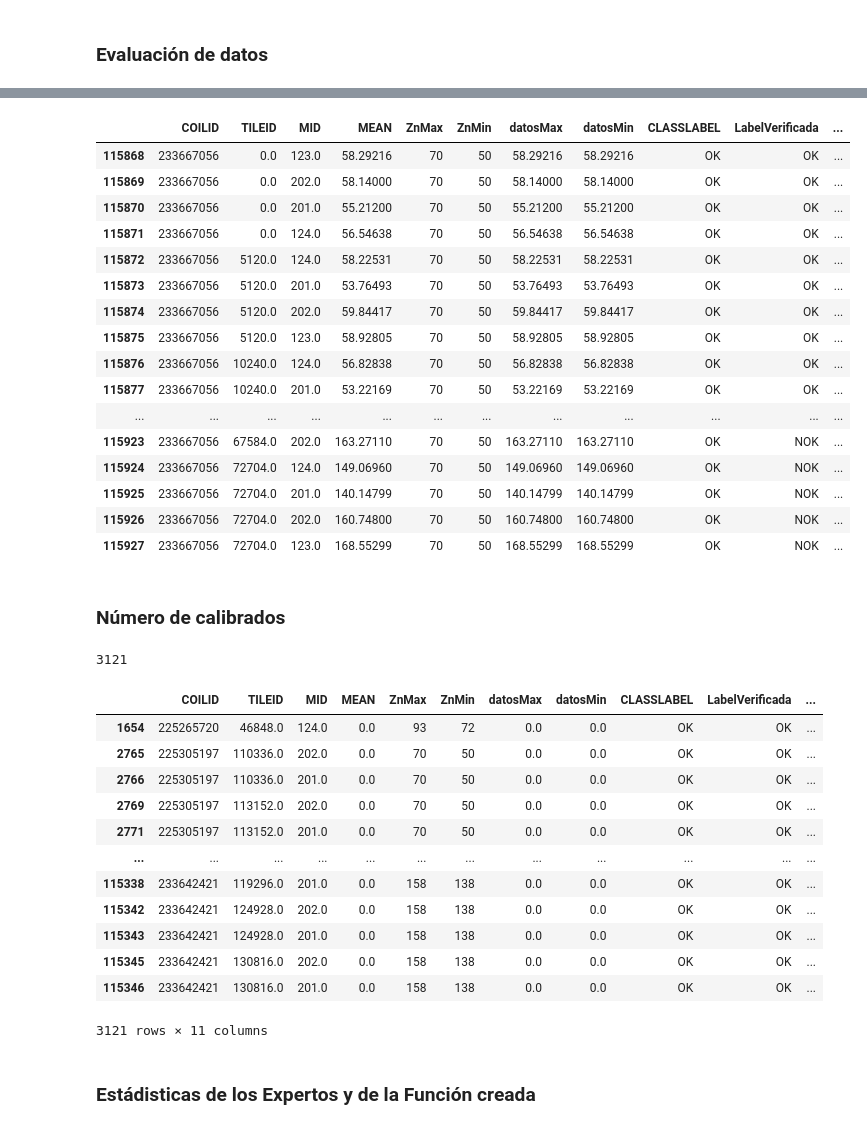
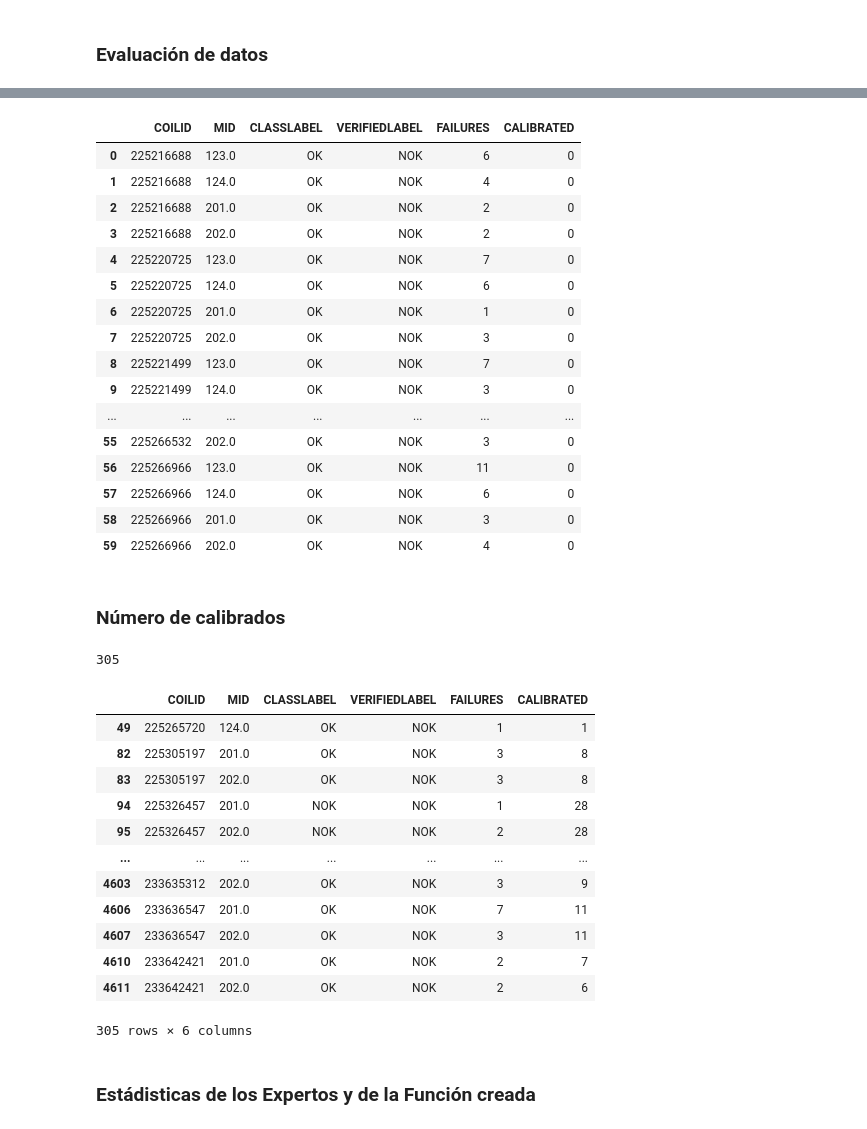
Before and after one commit to ifh1001/TFM, a Jupyter notebook: src/CargaDatos.ipynb, the cells around one changed output, grey strips where cells are left out. Drawn from its saved outputs; the diff is of its cells as text; code cells hidden in the pictures.

```diff
--- a/src/CargaDatos.ipynb
+++ b/src/CargaDatos.ipynb
@@ -119,4 +119,5 @@ unoD
 115972 rows × 9 columns
 # %%
 # Ordenamos el DF a través de la 1D de la bobina y de las diferentes tejas que tiene
-unoD = unoD.sort_values(['COILID', 'TILEID']).reset_index(drop=True)
+unoD = unoD.sort_values(['COILID', 'MID', 'TILEID']).reset_index(drop=True)
+unoD
@@ -123,4 +138,5 @@ unoD = unoD.sort_values(['COILID', 'TILEID']).reset_index(drop=True)
 # %%
+"""
 # Función que recibe un DF de datos sin clasificar y el DF con las bobinas clasificadas. Evaluará teja a teja
 # y devolverá el número de fallos totales en la bobina, además a cada teja le colocará una label según si se
 # encuentra en correscto estado, OK, y otra en caso contrario, NOK.
@@ -196,3 +212,4 @@ def analizador(datos, clasificados):
 
     # Se devuelve el DF con todas las bobinas y tejas evaluadas
     return rDF
+ """
@@ -221,49 +327,49 @@ aDF
 aDF.to_pickle("./serializados/unoD.pkl")
 # %%
 # Se muestran la evaluación de los primeros 60 registros de la bobina con ID 233667056
-aDF[aDF['COILID']=='233667056'].head(60)
+aDF.head(60)
 # %% [output]
-|  | COILID | TILEID | MID | MEAN | ZnMax | ZnMin | datosMax | datosMin | CLASSLABEL | LabelVerificada | ... |
-| 115868 | 233667056 | 0.0 | 123.0 | 58.29216 | 70 | 50 | 58.29216 | 58.29216 | OK | OK | ... |
-| 115869 | 233667056 | 0.0 | 202.0 | 58.14000 | 70 | 50 | 58.14000 | 58.14000 | OK | OK | ... |
-| 115870 | 233667056 | 0.0 | 201.0 | 55.21200 | 70 | 50 | 55.21200 | 55.21200 | OK | OK | ... |
-| 115871 | 233667056 | 0.0 | 124.0 | 56.54638 | 70 | 50 | 56.54638 | 56.54638 | OK | OK | ... |
-| 115872 | 233667056 | 5120.0 | 124.0 | 58.22531 | 70 | 50 | 58.22531 | 58.22531 | OK | OK | ... |
-| 115873 | 233667056 | 5120.0 | 201.0 | 53.76493 | 70 | 50 | 53.76493 | 53.76493 | OK | OK | ... |
-| 115874 | 233667056 | 5120.0 | 202.0 | 59.84417 | 70 | 50 | 59.84417 | 59.84417 | OK | OK | ... |
-| 115875 | 233667056 | 5120.0 | 123.0 | 58.92805 | 70 | 50 | 58.92805 | 58.92805 | OK | OK | ... |
-| 115876 | 233667056 | 10240.0 | 124.0 | 56.82838 | 70 | 50 | 56.82838 | 56.82838 | OK | OK | ... |
-| 115877 | 233667056 | 10240.0 | 201.0 | 53.22169 | 70 | 50 | 53.22169 | 53.22169 | OK | OK | ... |
-| ... | ... | ... | ... | ... | ... | ... | ... | ... | ... | ... | ... |
-| 115923 | 233667056 | 67584.0 | 202.0 | 163.27110 | 70 | 50 | 163.27110 | 163.27110 | OK | NOK | ... |
-| 115924 | 233667056 | 72704.0 | 124.0 | 149.06960 | 70 | 50 | 149.06960 | 149.06960 | OK | NOK | ... |
-| 115925 | 233667056 | 72704.0 | 201.0 | 140.14799 | 70 | 50 | 140.14799 | 140.14799 | OK | NOK | ... |
-| 115926 | 233667056 | 72704.0 | 202.0 | 160.74800 | 70 | 50 | 160.74800 | 160.74800 | OK | NOK | ... |
-| 115927 | 233667056 | 72704.0 | 123.0 | 168.55299 | 70 | 50 | 168.55299 | 168.55299 | OK | NOK | ... |
+|  | COILID | MID | CLASSLABEL | VERIFIEDLABEL | FAILURES | CALIBRATED |
+| 0 | 225216688 | 123.0 | OK | NOK | 6 | 0 |
+| 1 | 225216688 | 124.0 | OK | NOK | 4 | 0 |
+| 2 | 225216688 | 201.0 | OK | NOK | 2 | 0 |
+| 3 | 225216688 | 202.0 | OK | NOK | 2 | 0 |
+| 4 | 225220725 | 123.0 | OK | NOK | 7 | 0 |
+| 5 | 225220725 | 124.0 | OK | NOK | 6 | 0 |
+| 6 | 225220725 | 201.0 | OK | NOK | 1 | 0 |
+| 7 | 225220725 | 202.0 | OK | NOK | 3 | 0 |
+| 8 | 225221499 | 123.0 | OK | NOK | 7 | 0 |
+| 9 | 225221499 | 124.0 | OK | NOK | 3 | 0 |
+| ... | ... | ... | ... | ... | ... | ... |
+| 55 | 225266532 | 202.0 | OK | NOK | 3 | 0 |
+| 56 | 225266966 | 123.0 | OK | NOK | 11 | 0 |
+| 57 | 225266966 | 124.0 | OK | NOK | 6 | 0 |
+| 58 | 225266966 | 201.0 | OK | NOK | 3 | 0 |
+| 59 | 225266966 | 202.0 | OK | NOK | 4 | 0 |
 # %% [markdown]
 ### Número de calibrados
 # %%
 # Se muestra el número de calibrados que hay en el conjutno de datos
-aDF.apply(lambda x: x['datosMax'] == 0 and x['datosMin'] == 0, axis=1).sum()
+aDF.apply(lambda x: x['CALIBRATED'] > 0, axis=1).sum()
 # %% [output]
-3121
+305
 # %%
 # Se muestran los calibrados
-aDF[aDF['datosMax']==0]
+aDF[aDF['CALIBRATED']>0]
 # %% [output]
-|  | COILID | TILEID | MID | MEAN | ZnMax | ZnMin | datosMax | datosMin | CLASSLABEL | LabelVerificada | ... |
-| 1654 | 225265720 | 46848.0 | 124.0 | 0.0 | 93 | 72 | 0.0 | 0.0 | OK | OK | ... |
-| 2765 | 225305197 | 110336.0 | 202.0 | 0.0 | 70 | 50 | 0.0 | 0.0 | OK | OK | ... |
-| 2766 | 225305197 | 110336.0 | 201.0 | 0.0 | 70 | 50 | 0.0 | 0.0 | OK | OK | ... |
-| 2769 | 225305197 | 113152.0 | 202.0 | 0.0 | 70 | 50 | 0.0 | 0.0 | OK | OK | ... |
-| 2771 | 225305197 | 113152.0 | 201.0 | 0.0 | 70 | 50 | 0.0 | 0.0 | OK | OK | ... |
-| ... | ... | ... | ... | ... | ... | ... | ... | ... | ... | ... | ... |
-| 115338 | 233642421 | 119296.0 | 201.0 | 0.0 | 158 | 138 | 0.0 | 0.0 | OK | OK | ... |
-| 115342 | 233642421 | 124928.0 | 202.0 | 0.0 | 158 | 138 | 0.0 | 0.0 | OK | OK | ... |
-| 115343 | 233642421 | 124928.0 | 201.0 | 0.0 | 158 | 138 | 0.0 | 0.0 | OK | OK | ... |
-| 115345 | 233642421 | 130816.0 | 202.0 | 0.0 | 158 | 138 | 0.0 | 0.0 | OK | OK | ... |
-| 115346 | 233642421 | 130816.0 | 201.0 | 0.0 | 158 | 138 | 0.0 | 0.0 | OK | OK | ... |
+|  | COILID | MID | CLASSLABEL | VERIFIEDLABEL | FAILURES | CALIBRATED |
+| 49 | 225265720 | 124.0 | OK | NOK | 1 | 1 |
+| 82 | 225305197 | 201.0 | OK | NOK | 3 | 8 |
+| 83 | 225305197 | 202.0 | OK | NOK | 3 | 8 |
+| 94 | 225326457 | 201.0 | NOK | NOK | 1 | 28 |
+| 95 | 225326457 | 202.0 | NOK | NOK | 2 | 28 |
+| ... | ... | ... | ... | ... | ... | ... |
+| 4603 | 233635312 | 202.0 | OK | NOK | 3 | 9 |
+| 4606 | 233636547 | 201.0 | OK | NOK | 7 | 11 |
+| 4607 | 233636547 | 202.0 | OK | NOK | 3 | 11 |
+| 4610 | 233642421 | 201.0 | OK | NOK | 2 | 7 |
+| 4611 | 233642421 | 202.0 | OK | NOK | 2 | 6 |
-3121 rows × 11 columns
+305 rows × 6 columns
 # %% [markdown]
 ### Estádisticas de los Expertos y de la Función creada
 # %%
```
Also changed, not shown: parts of 4 cells of this notebook.
